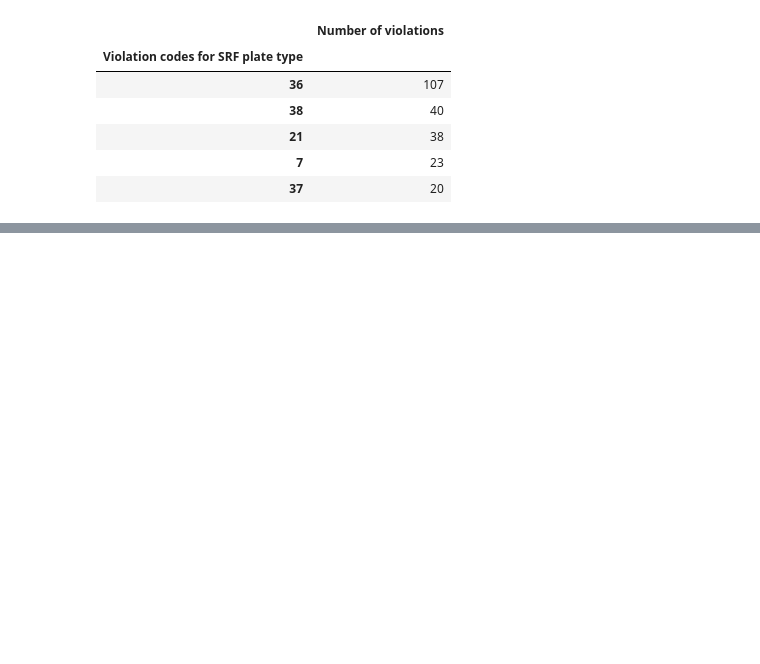
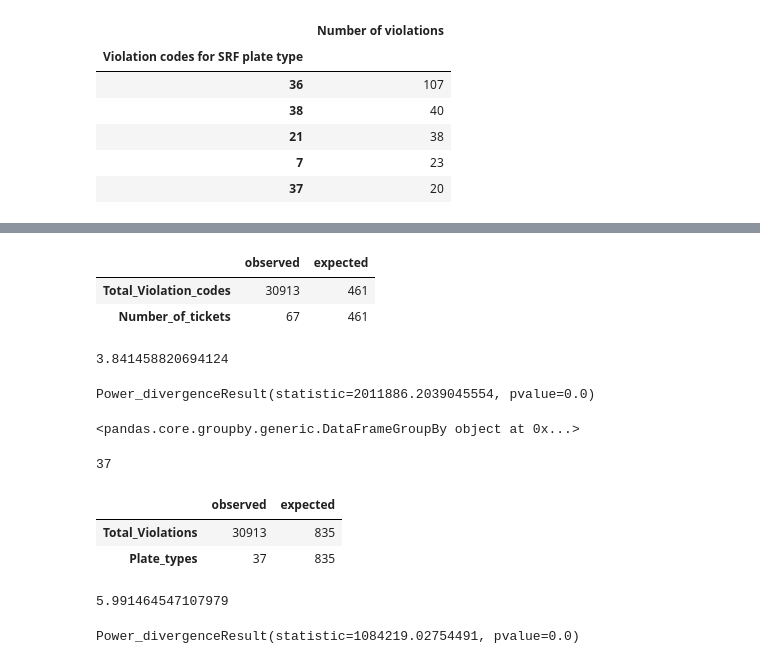
Before and after one commit to RyanAdamGonzalez1996/Project1, a Jupyter notebook: Bar_plots_for_Violation_codes.ipynb, the cells around one changed output, grey strips where cells are left out. Drawn from its saved outputs; the diff is of its cells as text; code cells hidden in the pictures; blank space fills up the shorter version.

Commit message:
Tried to find out statistical relation

```diff
--- a/Bar_plots_for_Violation_codes.ipynb
+++ b/Bar_plots_for_Violation_codes.ipynb
@@ -310,0 +338,18 @@ plt.show()
+# %%
+#Observed data in a parking_tickets_csv:
+observed = pd.Series([30913,67], index=["Total_Violation_codes", "Number_of_tickets"])
+# %%
+# Create a data frame
+df = pd.DataFrame([observed]).T
+# %%
+# Add a column whose default values are the expected values
+df[1] = 461
+# %%
+# Rename columns
+df.columns = ["observed", "expected"]
+# %%
+df
+# %% [output]
+|  | observed | expected |
+| Total_Violation_codes | 30913 | 461 |
+| Number_of_tickets | 67 | 461 |
@@ -310,0 +358,9 @@ plt.show()
+# %%
+critical_value
+# %% [output]
+3.841458820694124
+# %%
+# Run the chi square test with stats.chisquare()
+stats.chisquare(df['observed'], df['expected'])
+# %% [output]
+Power_divergenceResult(statistic=2011886.2039045554, pvalue=0.0)
@@ -310,0 +369,11 @@ plt.show()
+# %%
+plate_type = tickets_df.groupby("Plate Type")
+plate_type
+# %% [output]
+<pandas.core.groupby.generic.DataFrameGroupBy object at 0x...>
+# %%
+plate_type_ct = plate_type["Plate Type"].nunique()
+# plate_type_ct
+plate_type_ct.count()
+# %% [output]
+37
@@ -310,0 +392,6 @@ plt.show()
+# %%
+df
+# %% [output]
+|  | observed | expected |
+| Total_Violations | 30913 | 835 |
+| Plate_types | 37 | 835 |
@@ -310,0 +400,9 @@ plt.show()
+# %%
+critical_value
+# %% [output]
+5.991464547107979
+# %%
+# Run the chi square test with stats.chisquare()
+stats.chisquare(df['observed'], df['expected'])
+# %% [output]
+Power_divergenceResult(statistic=1084219.02754491, pvalue=0.0)
```
Also changed, not shown: parts of 14 cells of this notebook.
